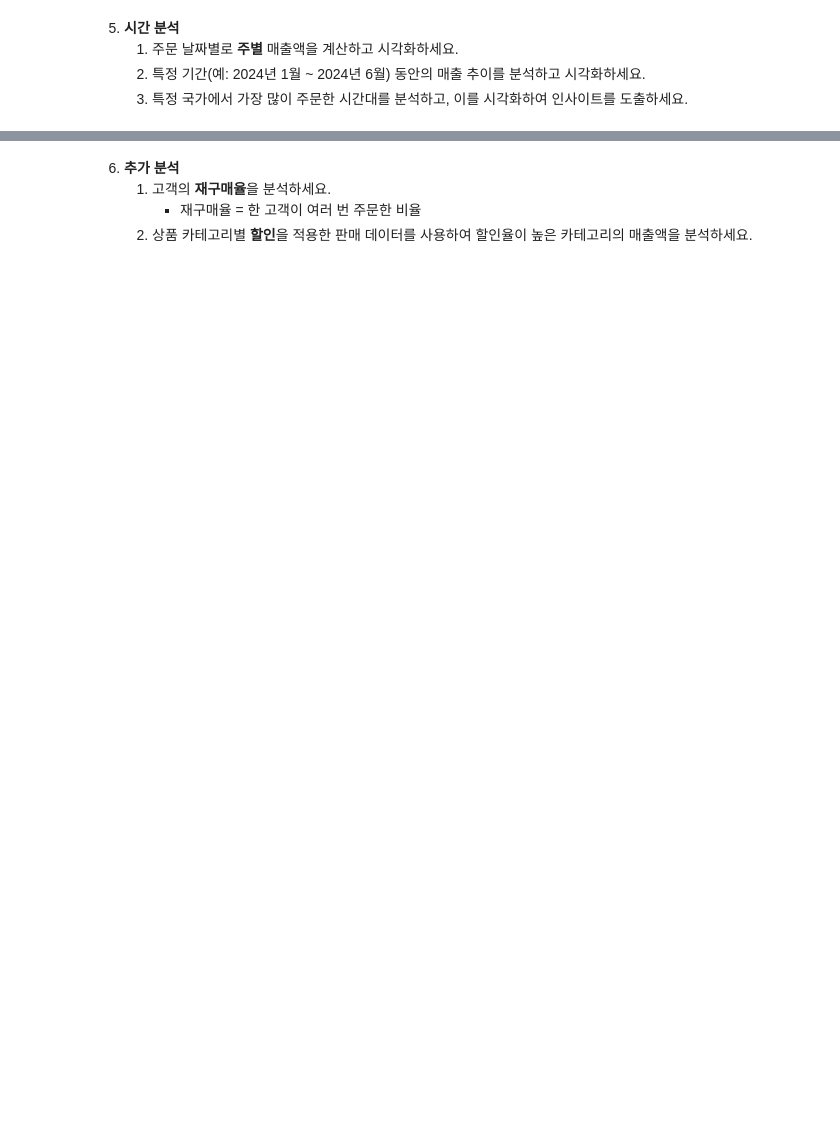
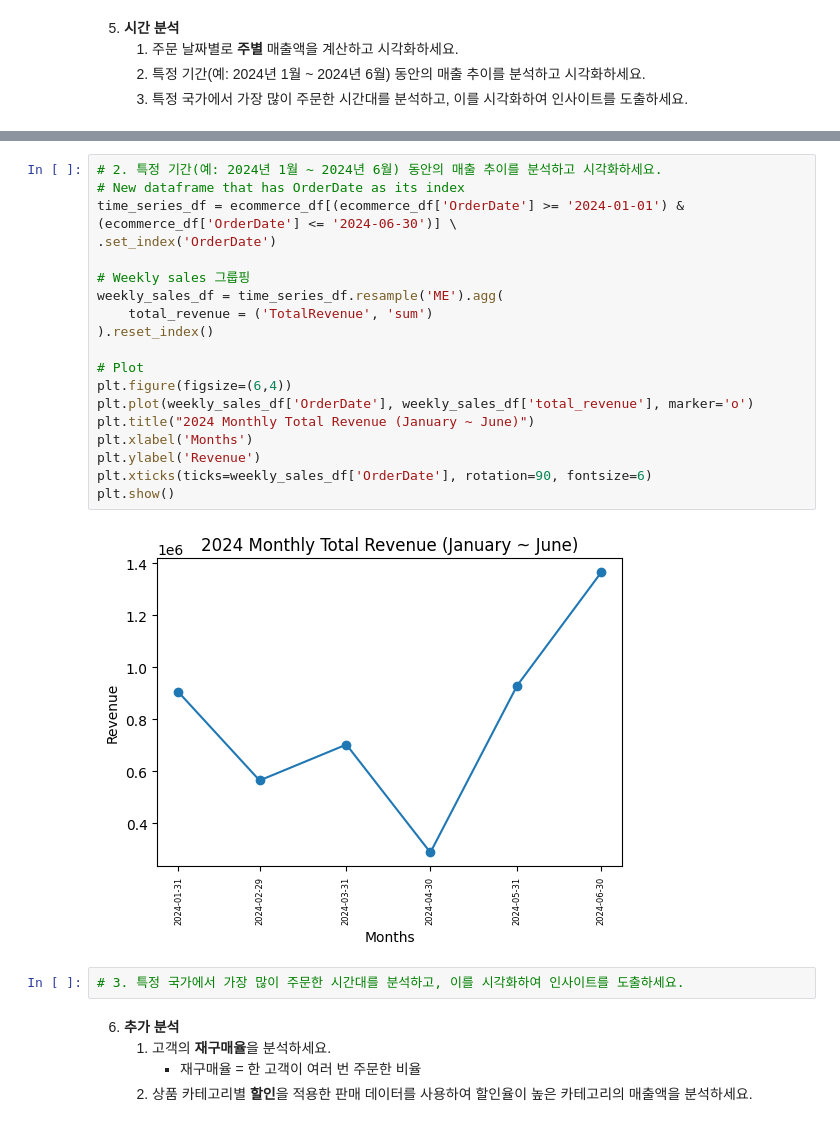
Before and after one commit to Encore-SKN-17/eda_practice, a Jupyter notebook: 3_final_practice.ipynb, the cells around one changed output, grey strips where cells are left out. Drawn from its saved outputs; the diff is of its cells as text; blank space fills up the shorter version.

```diff
--- a/3_final_practice.ipynb
+++ b/3_final_practice.ipynb
@@ -276,3 +340,26 @@ display(top_categories)
+# %%
+# 2. 특정 기간(예: 2024년 1월 ~ 2024년 6월) 동안의 매출 추이를 분석하고 시각화하세요.
+# New dataframe that has OrderDate as its index
+time_series_df = ecommerce_df[(ecommerce_df['OrderDate'] >= '2024-01-01') & (ecommerce_df['OrderDate'] <= '2024-06-30')] \
+.set_index('OrderDate')
+
+# Weekly sales 그룹핑
+weekly_sales_df = time_series_df.resample('ME').agg(
+    total_revenue = ('TotalRevenue', 'sum')
+).reset_index()
+
+# Plot
+plt.figure(figsize=(6,4))
+plt.plot(weekly_sales_df['OrderDate'], weekly_sales_df['total_revenue'], marker='o')
+plt.title("2024 Monthly Total Revenue (January ~ June)")
+plt.xlabel('Months')
+plt.ylabel('Revenue')
+plt.xticks(ticks=weekly_sales_df['OrderDate'], rotation=90, fontsize=6)
+plt.show()
+# %% [output]
+[figure, added]
+# %%
+# 3. 특정 국가에서 가장 많이 주문한 시간대를 분석하고, 이를 시각화하여 인사이트를 도출하세요.
 # %% [markdown]
 6. **추가 분석**
     1. 고객의 **재구매율**을 분석하세요.
```
Also changed, not shown: parts of 4 cells of this notebook.
